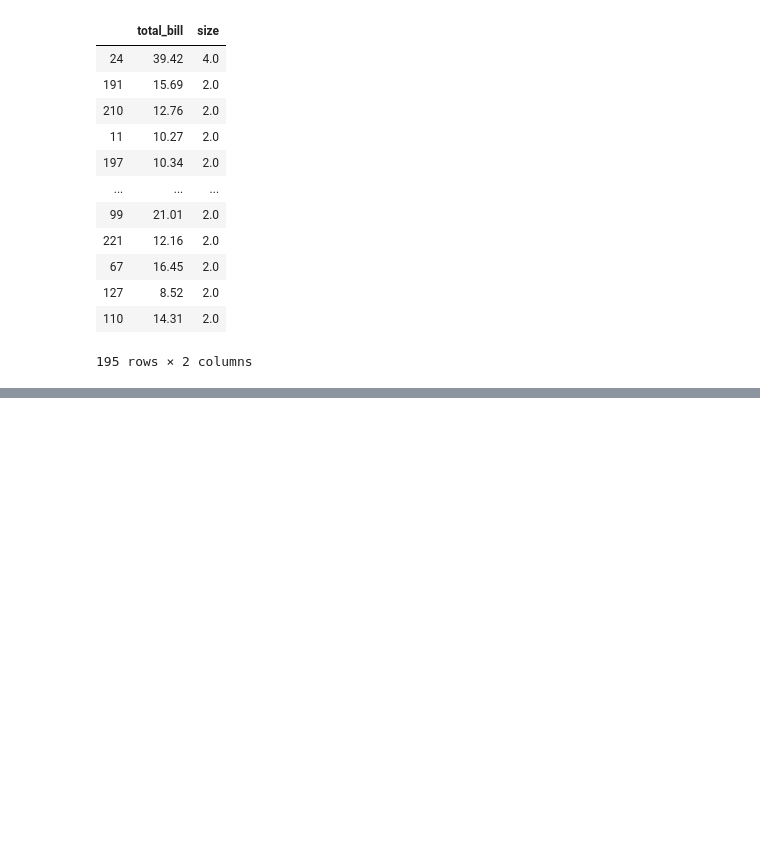
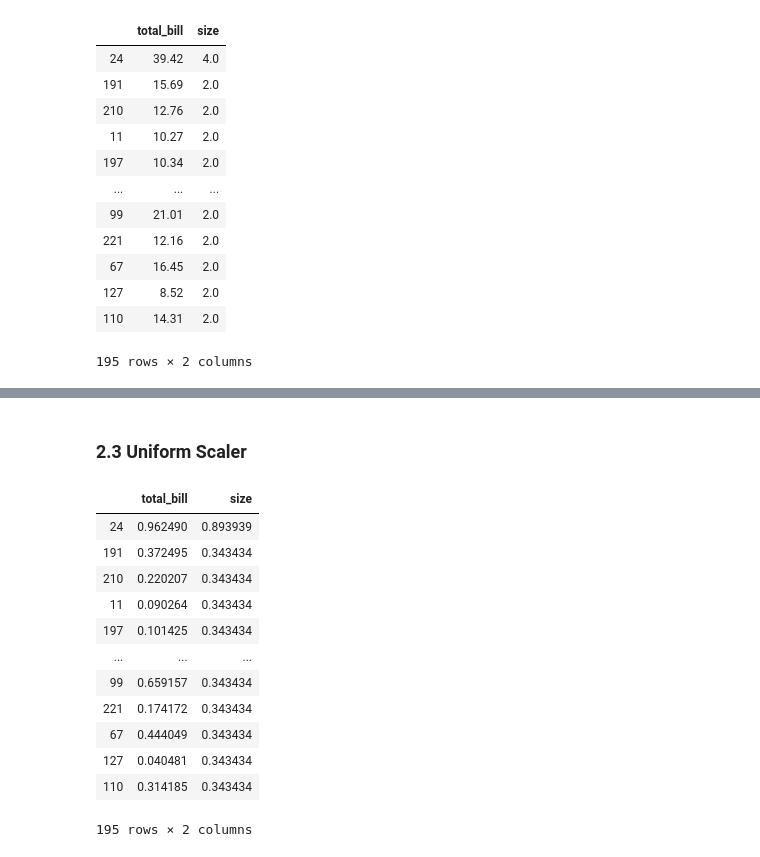
Before and after one commit to allenjiang666/ds-methodologies-exercises, a Jupyter notebook: regression/split_scale.ipynb, the cells around one changed output, grey strips where cells are left out. Cells and saved outputs as stored; diff of their text form; code cells hidden in the pictures; blank space fills up the shorter version.

```diff
--- a/regression/split_scale.ipynb
+++ b/regression/split_scale.ipynb
@@ -150,0 +136,3 @@ scale_inverse(train_scaled, scaler)
+# %%
+train, test = scale_inverse(train_scaled, test_scaled, scaler)
+train
@@ -150,0 +153,31 @@ scale_inverse(train_scaled, scaler)
+# %% [markdown]
+### 2.3 Uniform Scaler
+# %%
+scaler = QuantileTransformer(n_quantiles=100, output_distribution='uniform', random_state=123, copy=True).fit(train)
+
+train_scaled = pd.DataFrame(scaler.transform(train), columns=train.columns).set_index([train.index.values])
+test_scaled = pd.DataFrame(scaler.transform(test), columns=test.columns).set_index([test.index.values])
+# %%
+def uniform_scaler(train, test):
+    scaler = QuantileTransformer(n_quantiles=100, output_distribution='uniform', random_state=123, copy=True).fit(train)
+    train_scaled = pd.DataFrame(scaler.transform(train), columns=train.columns).set_index([train.index.values])
+    test_scaled = pd.DataFrame(scaler.transform(test), columns=test.columns, index=test.index)
+    return train_scaled, test_scaled, scaler
+# %%
+train_scaled, test_scaled, scaler = uniform_scaler(train, test)
+# %%
+train_scaled
+# %% [output]
+|  | total_bill | size |
+| 24 | 0.962490 | 0.893939 |
+| 191 | 0.372495 | 0.343434 |
+| 210 | 0.220207 | 0.343434 |
+| 11 | 0.090264 | 0.343434 |
+| 197 | 0.101425 | 0.343434 |
+| ... | ... | ... |
+| 99 | 0.659157 | 0.343434 |
+| 221 | 0.174172 | 0.343434 |
+| 67 | 0.444049 | 0.343434 |
+| 127 | 0.040481 | 0.343434 |
+| 110 | 0.314185 | 0.343434 |
+195 rows × 2 columns
```
Also changed, not shown: parts of 17 cells of this notebook, 6 other files.
